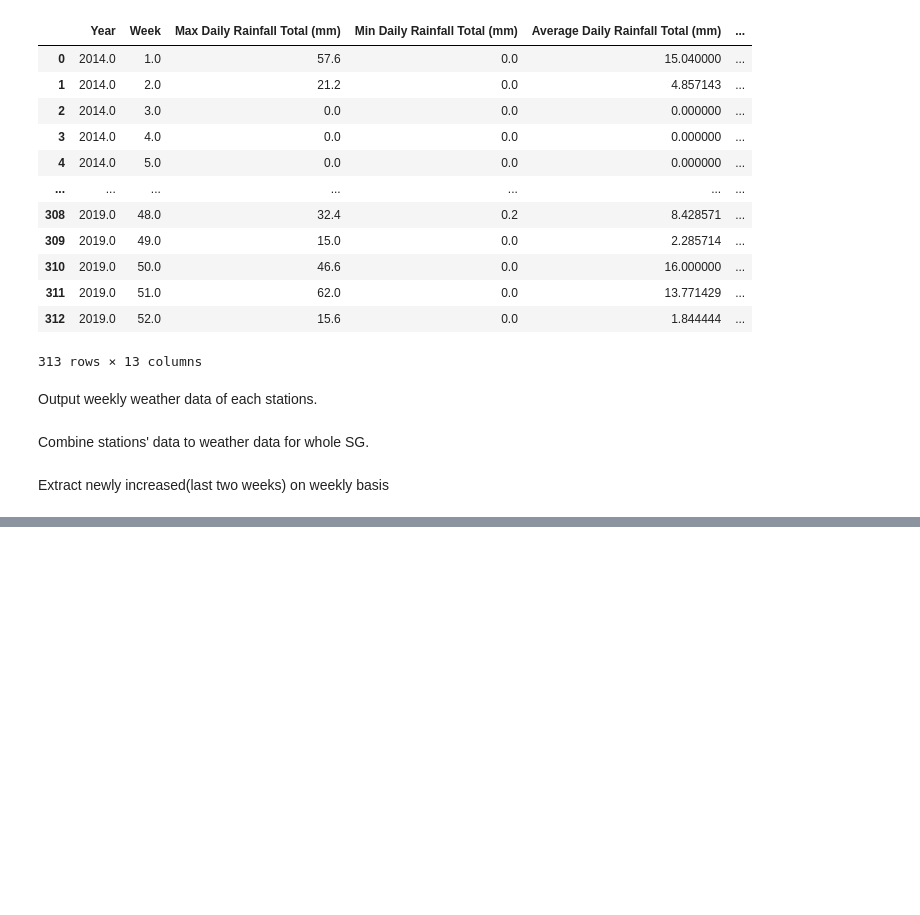
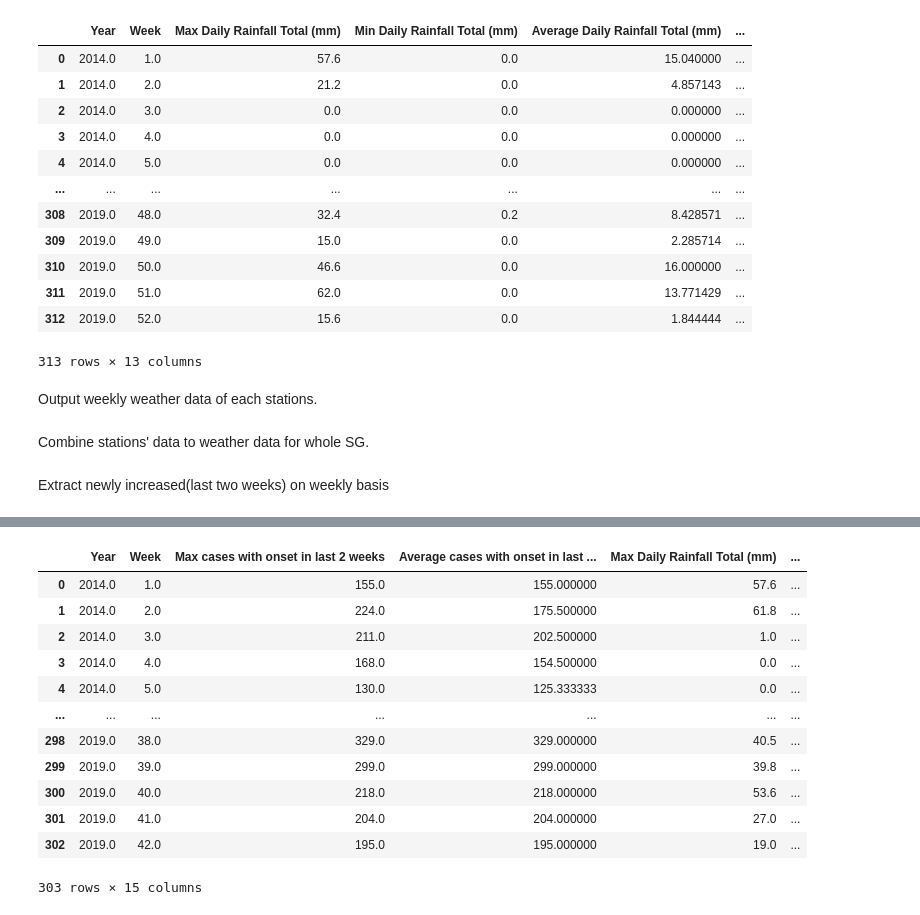
Before and after one commit to thamsimun/CS3244-Project-Dengue, a Jupyter notebook: dengue_prediction.ipynb, the cells around one changed output, grey strips where cells are left out. Cells and saved outputs as stored; diff of their text form; code cells hidden in the pictures; blank space fills up the shorter version.

Commit message:
merge data

```diff
--- a/dengue_prediction.ipynb
+++ b/dengue_prediction.ipynb
@@ -865,0 +954,45 @@ SG_2019_cases_df.astype('int64').to_csv(Singapore_2019_csv_filename, index=False
+# %%
+columns = ['Year', 'Week', 'Max cases with onset in last 2 weeks', 'Average cases with onset in last 2 weeks']
+new_SG_two_weeks_cases = pd.DataFrame(columns=columns)
+SG_weather_df = pd.read_csv("Datasets/Weather Data/Weekly Singapore.csv")
+columns = ['Year', 'Week', 'Max cases with onset in last 2 weeks', 'Average cases with onset in last 2 weeks',
+               'Max Daily Rainfall Total (mm)', 'Min Daily Rainfall Total (mm)',
+               'Average Daily Rainfall Total (mm)', 'Highest 30 Min Rainfall (mm)', 'Highest 60 Min Rainfall (mm)',
+                'Highest 120 Min Rainfall (mm)', 'Mean Temperature (°C)', 'Maximum Temperature (°C)',
+                'Minimum Temperature (°C)', 'Mean Wind Speed (km/h)', 'Max Wind Speed (km/h)']
+index = 0
+for i in range(2014, 2020):
+    for j in range(1, 54):
+        temp_weather_df = SG_weather_df[(SG_weather_df['Year'] == i) & (SG_weather_df['Week'] == j)]
+        temp_cases_df = SG_two_weeks_cases[(SG_two_weeks_cases['Year'] == i) & (SG_two_weeks_cases['Week'] == j)]
+        hasData = len(temp_cases_df) != 0
+        row = []
+        if len(temp_weather_df) == 0:
+            continue
+        if len(temp_cases_df) == 0:
+            row = [i, j, np.nan, np.nan]
+        else:
+            row = temp_cases_df.values.tolist()[0]
+
+        new_SG_two_weeks_cases.loc[index] = row
+        index = index + 1
+del SG_weather_df['Year']
+del SG_weather_df['Week']
+result = pd.concat([new_SG_two_weeks_cases, SG_weather_df], axis=1).reindex(new_SG_two_weeks_cases.index)
+result.to_csv("Datasets/Singapore Weather and Cases.csv", index=False)
+# %%
+result
+# %% [output]
+|  | Year | Week | Max cases with onset in last 2 weeks | Average cases with onset in last ... | Max Daily Rainfall Total (mm) | ... |
+| 0 | 2014.0 | 1.0 | 155.0 | 155.000000 | 57.6 | ... |
+| 1 | 2014.0 | 2.0 | 224.0 | 175.500000 | 61.8 | ... |
+| 2 | 2014.0 | 3.0 | 211.0 | 202.500000 | 1.0 | ... |
+| 3 | 2014.0 | 4.0 | 168.0 | 154.500000 | 0.0 | ... |
+| 4 | 2014.0 | 5.0 | 130.0 | 125.333333 | 0.0 | ... |
+| ... | ... | ... | ... | ... | ... | ... |
+| 298 | 2019.0 | 38.0 | 329.0 | 329.000000 | 40.5 | ... |
+| 299 | 2019.0 | 39.0 | 299.0 | 299.000000 | 39.8 | ... |
+| 300 | 2019.0 | 40.0 | 218.0 | 218.000000 | 53.6 | ... |
+| 301 | 2019.0 | 41.0 | 204.0 | 204.000000 | 27.0 | ... |
+| 302 | 2019.0 | 42.0 | 195.0 | 195.000000 | 19.0 | ... |
+303 rows × 15 columns
```
Also changed, not shown: parts of 1 cell of this notebook, 2 other files.
